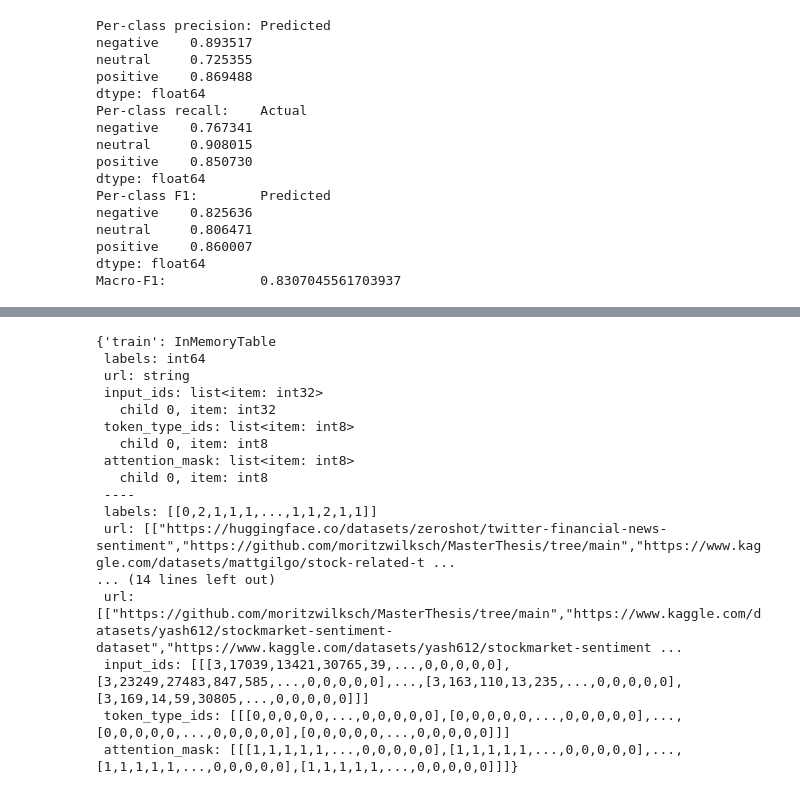
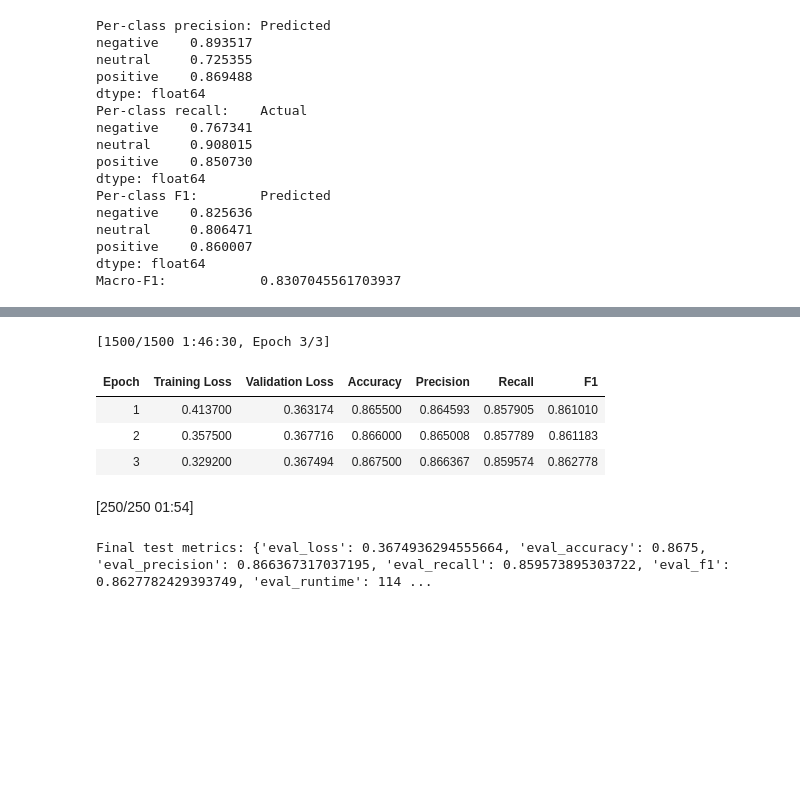
Before and after one commit to joas1847/financial-nlp, a Jupyter notebook: src/api.ipynb, the cells around one changed output, grey strips where cells are left out. Saved outputs shown, nothing was run; the diff lists cells and outputs as text; code cells hidden in the pictures; blank space fills up the shorter version.

```diff
--- a/src/api.ipynb
+++ b/src/api.ipynb
@@ -405,4 +309,5 @@ Macro‑F1:            0.4319745324843785
 # %%
+sampled_df2 = input_tw.sample(5000, random_state=50).reset_index(drop=True)
 
 # 2. Prepare data
 df_full = sampled_df2.rename(columns={'tweet':'text', 'sentiment':'label'})
@@ -417,6 +322,12 @@ dataset = DatasetDict({
 # 3. Tokenizer + preprocessing
 model_name = "StephanAkkerman/FinTwitBERT-sentiment"
 tokenizer  = AutoTokenizer.from_pretrained(model_name)
+def model_init():
+    cfg = AutoConfig.from_pretrained(model_name)
+    cfg.id2label = {0: "negative", 1: "positive", 2: "neutral"}  # adjust if needed
+    cfg.label2id = {v: k for k, v in cfg.id2label.items()}
+    cfg.num_labels = 3
+    return AutoModelForSequenceClassification.from_pretrained(model_name, config=cfg)
 
 def preprocess(batch):
     return tokenizer(batch['text'], truncation=True, padding='max_length', max_length=128)
@@ -442,9 +353,9 @@ def model_init():
 base_args = TrainingArguments(
     output_dir='./optuna_fintwitbert',
     eval_strategy='epoch',
-    save_strategy='no',
+    save_strategy='epoch',
     disable_tqdm=True,
-    load_best_model_at_end=False,
+    load_best_model_at_end=True,
     metric_for_best_model='f1',
     seed=1,
 )
@@ -464,8 +375,8 @@ def hp_space_optuna(trial):
         "learning_rate": trial.suggest_float("learning_rate", 1e-6, 5e-5, log=True),
         "per_device_train_batch_size": trial.suggest_categorical("per_device_train_batch_size", [8,16,32]),
         "weight_decay": trial.suggest_float("weight_decay", 0.0, 0.3),
-        "num_train_epochs": trial.suggest_int("num_train_epochs", 2, 5),"weight_decay":      trial.suggest_float("weight_decay", 0.0, 0.3),
-        "warmup_steps":      trial.suggest_categorical("warmup_steps", [0, 100, 200]),
+        "num_train_epochs": trial.suggest_int("num_train_epochs", 2, 5),
+        "warmup_steps": trial.suggest_categorical("warmup_steps", [0, 100, 200]),
     }
 
 # 8. Run hyperparameter search
@@ -505,54 +417,58 @@ trainer.save_model('./finetuned_fintwitbert')
 ... (3 outputs left out)
+# %%
+sampled_df_final = input_tw.sample(10000, random_state=50).reset_index(drop=True)
+
+df_full = sampled_df_final.rename(columns={'tweet':'text', 'sentiment':'label'})
+train_df, test_df = train_test_split(
+    df_full, test_size=0.2, random_state=1, stratify=df_full['label']
+)
+dataset = DatasetDict({
+    'train': Dataset.from_pandas(train_df.reset_index(drop=True)),
+    'test':  Dataset.from_pandas(test_df.reset_index(drop=True))
+})
+
+dataset = dataset.map(preprocess, batched=True)
+dataset = dataset.rename_column('label','labels')
+dataset = dataset.remove_columns(['text'])
+dataset.set_format('torch')
 # %%
 
 best_hps = best_run.hyperparameters
 
 best_args = TrainingArguments(
     output_dir="./best_fintwitbert",
-    evaluation_strategy="epoch",      # or eval_steps=… if old API
+    eval_strategy="epoch",      # or eval_steps=… if old API
     save_strategy="epoch",            # or save_steps=…
     load_best_model_at_end=True,
     metric_for_best_model="f1",
     seed=1,
     **best_hps                        # inject learning_rate, num_train_epochs, etc.
 )
 
 # 3) Re‑instantiate your Trainer with model_init, datasets, etc.
 best_trainer = Trainer(
     model_init=model_init,
     args=best_args,
-    train_dataset=aaaa,
-    eval_dataset=aaaa,
+    train_dataset=dataset['train'],
+    eval_dataset=dataset['test'],
     tokenizer=tokenizer,
     compute_metrics=compute_metrics
 )
 
 # 4) Train and save
 best_trainer.train()
 best_results = best_trainer.evaluate()
 print("Final test metrics:", best_results)
 
 best_trainer.save_model("./best_fintwitbert")
+# %% [output]
+[1500/1500 1:46:30, Epoch 3/3]
+| Epoch | Training Loss | Validation Loss | Accuracy | Precision | Recall | F1 |
+| 1 | 0.413700 | 0.363174 | 0.865500 | 0.864593 | 0.857905 | 0.861010 |
+| 2 | 0.357500 | 0.367716 | 0.866000 | 0.865008 | 0.857789 | 0.861183 |
+| 3 | 0.329200 | 0.367494 | 0.867500 | 0.866367 | 0.859574 | 0.862778 |
+[250/250 01:54]
+Final test metrics: {'eval_loss': 0.3674936294555664, 'eval_accuracy': 0.8675, 'eval_precision': 0.866367317037195, 'eval_recall': 0.859573895303722, 'eval_f1': 0.8627782429393749, 'eval_runtime': 114 ...
-# %%
-dataset.data
-# %% [output]
-{'train': InMemoryTable
- labels: int64
- url: string
- input_ids: list<item: int32>
-   child 0, item: int32
- token_type_ids: list<item: int8>
-   child 0, item: int8
- attention_mask: list<item: int8>
-   child 0, item: int8
- ----
- labels: [[0,2,1,1,1,...,1,1,2,1,1]]
- url: [["https://huggingface.co/datasets/zeroshot/twitter-financial-news-sentiment","https://github.com/moritzwilksch/MasterThesis/tree/main","https://www.kaggle.com/datasets/mattgilgo/stock-related-t ...
-... (14 lines left out)
- url: [["https://github.com/moritzwilksch/MasterThesis/tree/main","https://www.kaggle.com/datasets/yash612/stockmarket-sentiment-dataset","https://www.kaggle.com/datasets/yash612/stockmarket-sentiment ...
- input_ids: [[[3,17039,13421,30765,39,...,0,0,0,0,0],[3,23249,27483,847,585,...,0,0,0,0,0],...,[3,163,110,13,235,...,0,0,0,0,0],[3,169,14,59,30805,...,0,0,0,0,0]]]
- token_type_ids: [[[0,0,0,0,0,...,0,0,0,0,0],[0,0,0,0,0,...,0,0,0,0,0],...,[0,0,0,0,0,...,0,0,0,0,0],[0,0,0,0,0,...,0,0,0,0,0]]]
- attention_mask: [[[1,1,1,1,1,...,0,0,0,0,0],[1,1,1,1,1,...,0,0,0,0,0],...,[1,1,1,1,1,...,0,0,0,0,0],[1,1,1,1,1,...,0,0,0,0,0]]]}
 # %%
 from transformers import AutoTokenizer, AutoModelForSequenceClassification, pipeline
 import pandas as pd
```
Also changed, not shown: parts of 10 cells of this notebook, 1 other file.
